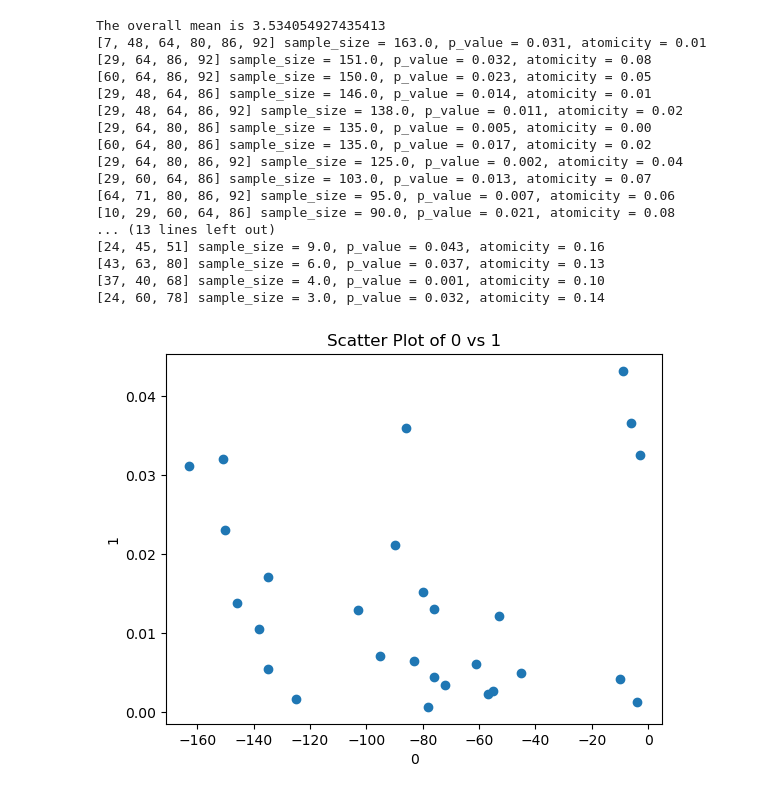
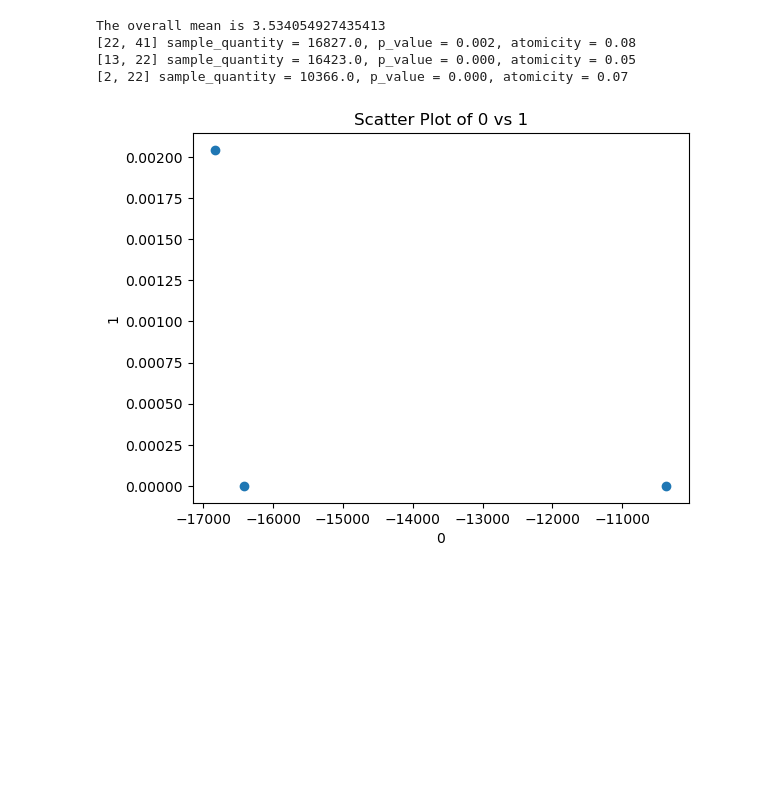
Before and after one commit to Giancarlo-Catalano/PSSearch, a Jupyter notebook: initial_testing/search_attempts/try_new_operators.ipynb, the cells around one changed output. Saved outputs shown, nothing was run; the diff lists cells and outputs as text; code cells hidden in the pictures; blank space fills up the shorter version.

Commit message:
Gathering data, making plots in process_data.ipynb. I see that almost no PSs have good p-values in the test data.

```diff
--- a/initial_testing/search_attempts/try_new_operators.ipynb
+++ b/initial_testing/search_attempts/try_new_operators.ipynb
@@ -30,7 +30,7 @@ variance = get_metric_function("variance", pRef=pRef)
 mean_fitness = get_metric_function("mean_fitness", pRef=pRef)
 consistency = get_metric_function("consistency/greater", pRef=pRef)
 
-cluster_info_file_name = os.path.join(data_folder, f"cluster_info_{size}_qmc.pkl")
+cluster_info_file_name = os.path.join(data_folder, f"cluster_info_{size}_{method}.pkl")
 similarities = gian_get_similarities(cluster_info_file_name)
 
 sampler, mutation, crossover= get_operators_for_similarities(similarities, pRef, wanted_average_quantity_of_ones=2)
@@ -92,7 +92,7 @@ n_gen  |  n_eval  | n_nds  |     cv_min    |     cv_avg    |      eps      |   i
 from Core.PSMetric.FitnessQuality.SignificantlyHighAverage import MannWhitneyU
 from Core.EvaluatedPS import EvaluatedPS
 
-universality_threshold = pRef.sample_size // 100
+universality_threshold = 1000
 
 def is_good_ps(ps: EvaluatedPS, verbose=False) -> bool:
     non_trivial = ps.fixed_count() > 1
@@ -108,51 +108,38 @@ def is_good_ps(ps: EvaluatedPS, verbose=False) -> bool:
             print(f"The ps is not provably good, consistency = {consistency(ps) = }")
         if not positive_atomicity:
             print(f"The ps does not have positive atomicity, {-atomicity_on_similarity(ps) = }")
-    return non_trivial  and provably_good and positive_atomicity
+    return non_trivial and enough_samples and provably_good and positive_atomicity
 
 mean_overall = pRef.cached_mean
 print(f"The overall mean is {mean_overall}")
 pss_to_show = list(set(pss))
 pss_to_show = [ps for ps in pss_to_show
               if is_good_ps(ps)]
 
 pss_to_show.sort(key=lambda x: x.metric_scores[0])
 
 def get_indices(ps):
     return [index for index, value in enumerate(ps.values) if value != -1]
 
 for ps in pss_to_show:
-    sample_size = -ps.metric_scores[0]
+    sample_quantity = -ps.metric_scores[0]
     p_value = ps.metric_scores[1]
     atomicity = -ps.metric_scores[2]
-    print(get_indices(ps), f"{sample_size = }, {p_value = :.3f}, {atomicity = :.2f}")
+    print(get_indices(ps), f"{sample_quantity = }, {p_value = :.3f}, {atomicity = :.2f}")
 
 
 def plot_for_dims(x_dim, y_dim):
     utils.simple_scatterplot(x_label = f"{x_dim}",
                              y_label=f"{y_dim}",
                              xs = [ps.metric_scores[x_dim] for ps in pss_to_show],
                              ys = [ps.metric_scores[y_dim] for ps in pss_to_show],
                              )
 
 for x_dim, y_dim in itertools.combinations(range(3), r=2):
     plot_for_dims(x_dim, y_dim)
 # %% [output]
 The overall mean is 3.534054927435413
-[7, 48, 64, 80, 86, 92] sample_size = 163.0, p_value = 0.031, atomicity = 0.01
-[29, 64, 86, 92] sample_size = 151.0, p_value = 0.032, atomicity = 0.08
-[60, 64, 86, 92] sample_size = 150.0, p_value = 0.023, atomicity = 0.05
-[29, 48, 64, 86] sample_size = 146.0, p_value = 0.014, atomicity = 0.01
-[29, 48, 64, 86, 92] sample_size = 138.0, p_value = 0.011, atomicity = 0.02
-[29, 64, 80, 86] sample_size = 135.0, p_value = 0.005, atomicity = 0.00
-[60, 64, 80, 86] sample_size = 135.0, p_value = 0.017, atomicity = 0.02
-[29, 64, 80, 86, 92] sample_size = 125.0, p_value = 0.002, atomicity = 0.04
-[29, 60, 64, 86] sample_size = 103.0, p_value = 0.013, atomicity = 0.07
-[64, 71, 80, 86, 92] sample_size = 95.0, p_value = 0.007, atomicity = 0.06
-[10, 29, 60, 64, 86] sample_size = 90.0, p_value = 0.021, atomicity = 0.08
-... (13 lines left out)
-[24, 45, 51] sample_size = 9.0, p_value = 0.043, atomicity = 0.16
-[43, 63, 80] sample_size = 6.0, p_value = 0.037, atomicity = 0.13
-[37, 40, 68] sample_size = 4.0, p_value = 0.001, atomicity = 0.10
-[24, 60, 78] sample_size = 3.0, p_value = 0.032, atomicity = 0.14
+[22, 41] sample_quantity = 16827.0, p_value = 0.002, atomicity = 0.08
+[13, 22] sample_quantity = 16423.0, p_value = 0.000, atomicity = 0.05
+[2, 22] sample_quantity = 10366.0, p_value = 0.000, atomicity = 0.07
-[figure, old version]
+[figure, new version]
```
Also changed, not shown: parts of 7 cells of this notebook, 9 other files.
